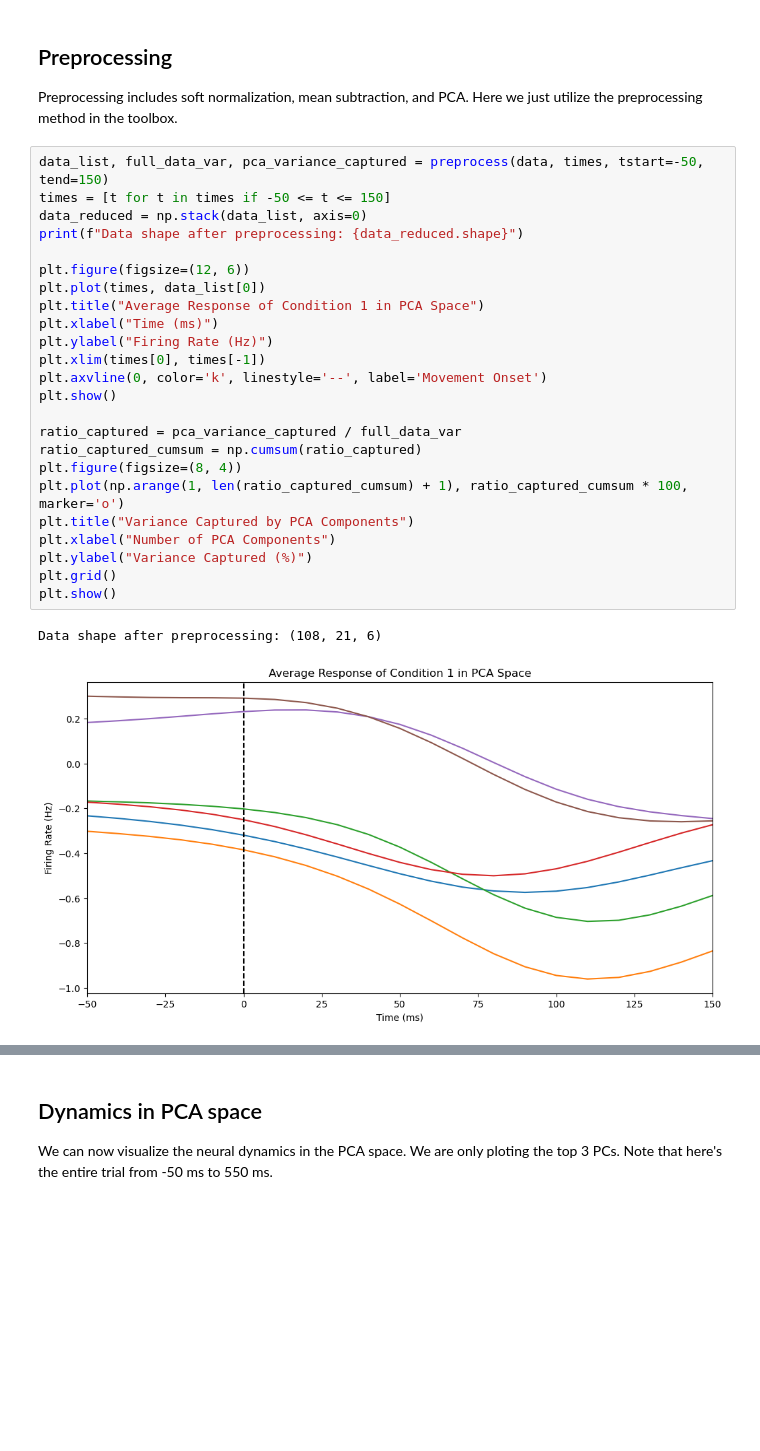
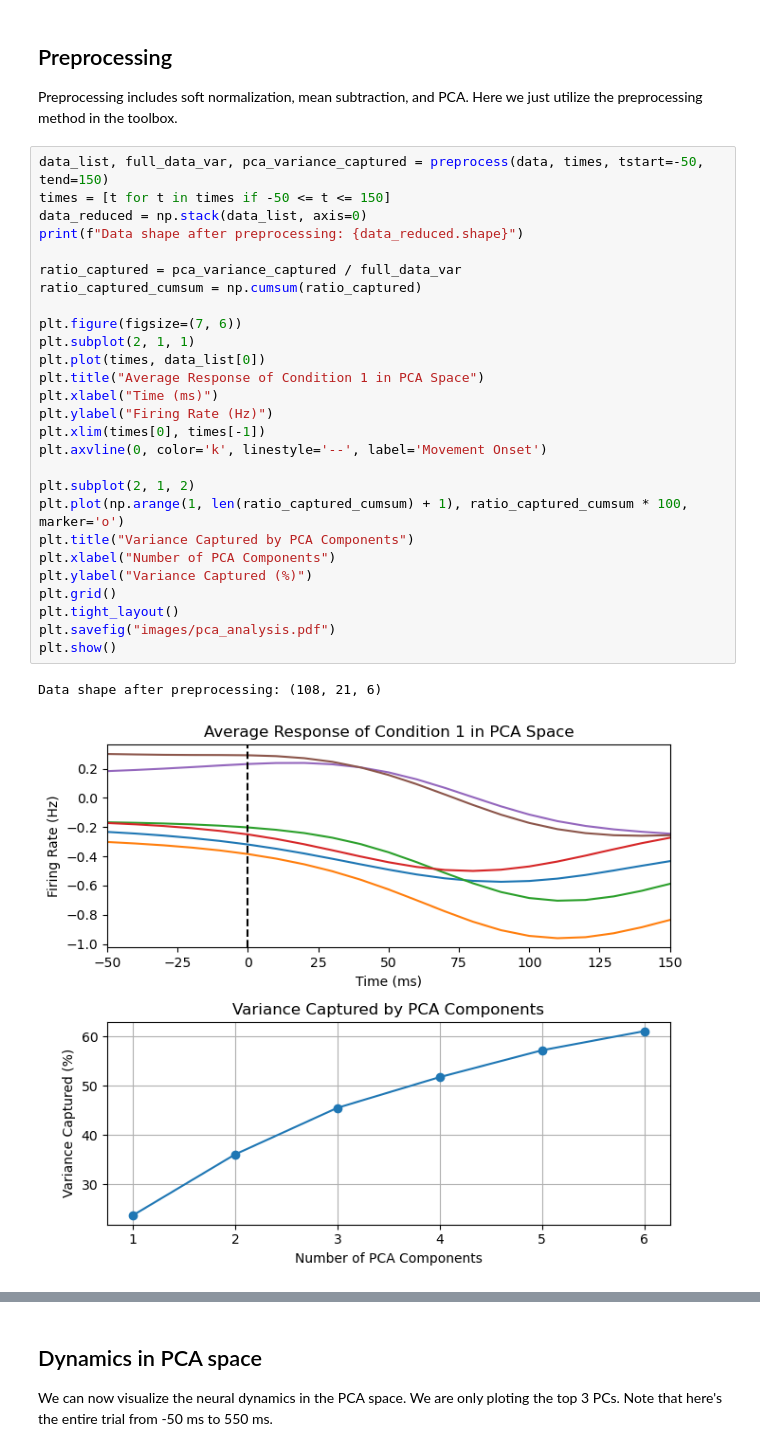
Before and after one commit to Yishu-Li/Time-varyingND, a Jupyter notebook: report.ipynb, the cells around one changed output, grey strips where cells are left out. Saved outputs shown, nothing was run; the diff lists cells and outputs as text; blank space fills up the shorter version.

```diff
--- a/report.ipynb
+++ b/report.ipynb
@@ -69,27 +70,30 @@ Preprocessing includes soft normalization, mean subtraction, and PCA. Here we ju
 # %%
 data_list, full_data_var, pca_variance_captured = preprocess(data, times, tstart=-50, tend=150)
 times = [t for t in times if -50 <= t <= 150]
 data_reduced = np.stack(data_list, axis=0)
 print(f"Data shape after preprocessing: {data_reduced.shape}")
 
-plt.figure(figsize=(12, 6))
+ratio_captured = pca_variance_captured / full_data_var
+ratio_captured_cumsum = np.cumsum(ratio_captured)
+
+plt.figure(figsize=(7, 6))
+plt.subplot(2, 1, 1)
 plt.plot(times, data_list[0])
 plt.title("Average Response of Condition 1 in PCA Space")
 plt.xlabel("Time (ms)")
 plt.ylabel("Firing Rate (Hz)")
 plt.xlim(times[0], times[-1])
 plt.axvline(0, color='k', linestyle='--', label='Movement Onset')
-plt.show()
 
-ratio_captured = pca_variance_captured / full_data_var
-ratio_captured_cumsum = np.cumsum(ratio_captured)
-plt.figure(figsize=(8, 4))
+plt.subplot(2, 1, 2)
 plt.plot(np.arange(1, len(ratio_captured_cumsum) + 1), ratio_captured_cumsum * 100, marker='o')
 plt.title("Variance Captured by PCA Components")
 plt.xlabel("Number of PCA Components")
 plt.ylabel("Variance Captured (%)")
 plt.grid()
+plt.tight_layout()
+plt.savefig("images/pca_analysis.pdf")
 plt.show()
 # %% [output]
 Data shape after preprocessing: (108, 21, 6)
-[figure, old version]
+[figure, new version]
```
Also changed, not shown: parts of 10 cells of this notebook, 2 other files.
